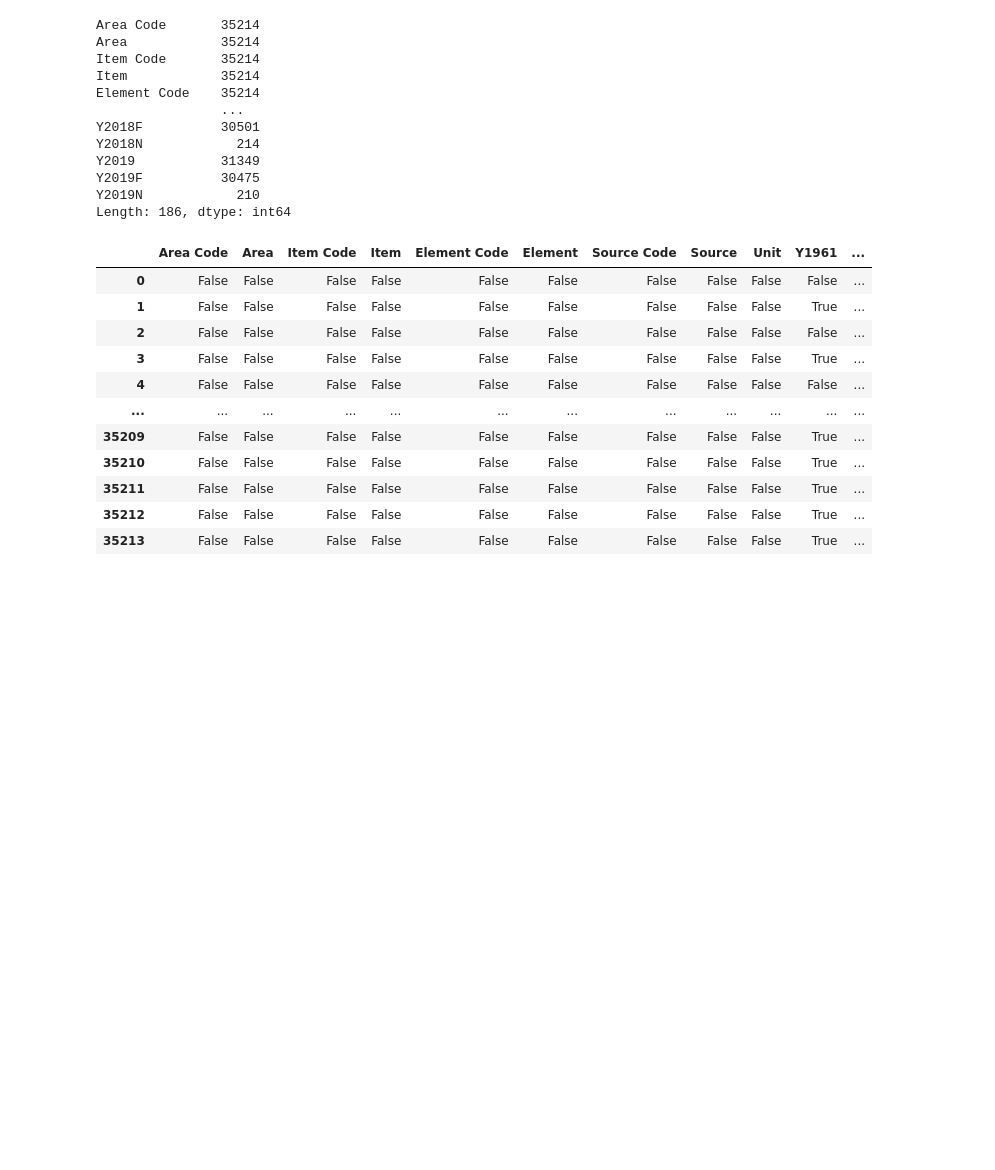
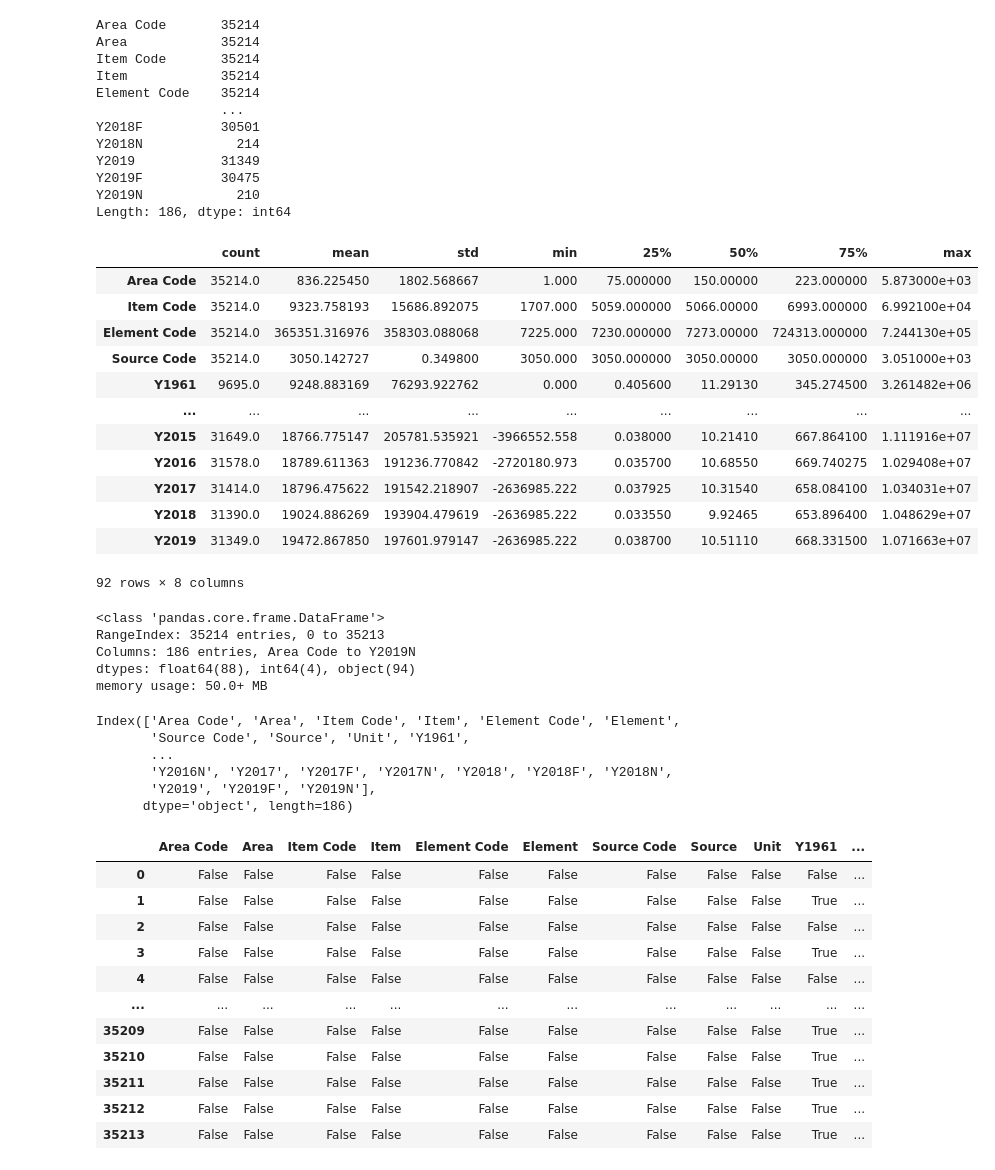
Before and after one commit to bireshk/DataAnalyticsProject, a Jupyter notebook: Emission_Data_ETL_Final.ipynb, the cells around one changed output. Cells and saved outputs as stored; diff of their text form; code cells hidden in the pictures; blank space fills up the shorter version.

```diff
--- a/Emission_Data_ETL_Final.ipynb
+++ b/Emission_Data_ETL_Final.ipynb
@@ -66,6 +66,40 @@ Y2019           31349
 Y2019F          30475
 Y2019N            210
 Length: 186, dtype: int64
+# %%
+# Finding Mean,Std,Min,Max etc.
+emissions_data_df.describe().T
+# %% [output]
+|  | count | mean | std | min | 25% | 50% | 75% | max |
+| Area Code | 35214.0 | 836.225450 | 1802.568667 | 1.000 | 75.000000 | 150.00000 | 223.000000 | 5.873000e+03 |
+| Item Code | 35214.0 | 9323.758193 | 15686.892075 | 1707.000 | 5059.000000 | 5066.00000 | 6993.000000 | 6.992100e+04 |
+| Element Code | 35214.0 | 365351.316976 | 358303.088068 | 7225.000 | 7230.000000 | 7273.00000 | 724313.000000 | 7.244130e+05 |
+| Source Code | 35214.0 | 3050.142727 | 0.349800 | 3050.000 | 3050.000000 | 3050.00000 | 3050.000000 | 3.051000e+03 |
+| Y1961 | 9695.0 | 9248.883169 | 76293.922762 | 0.000 | 0.405600 | 11.29130 | 345.274500 | 3.261482e+06 |
+| ... | ... | ... | ... | ... | ... | ... | ... | ... |
+| Y2015 | 31649.0 | 18766.775147 | 205781.535921 | -3966552.558 | 0.038000 | 10.21410 | 667.864100 | 1.111916e+07 |
+| Y2016 | 31578.0 | 18789.611363 | 191236.770842 | -2720180.973 | 0.035700 | 10.68550 | 669.740275 | 1.029408e+07 |
+| Y2017 | 31414.0 | 18796.475622 | 191542.218907 | -2636985.222 | 0.037925 | 10.31540 | 658.084100 | 1.034031e+07 |
+| Y2018 | 31390.0 | 19024.886269 | 193904.479619 | -2636985.222 | 0.033550 | 9.92465 | 653.896400 | 1.048629e+07 |
+| Y2019 | 31349.0 | 19472.867850 | 197601.979147 | -2636985.222 | 0.038700 | 10.51110 | 668.331500 | 1.071663e+07 |
+92 rows × 8 columns
+# %%
+emissions_data_df.info()
+# %% [output]
+<class 'pandas.core.frame.DataFrame'>
+RangeIndex: 35214 entries, 0 to 35213
+Columns: 186 entries, Area Code to Y2019N
+dtypes: float64(88), int64(4), object(94)
+memory usage: 50.0+ MB
+# %%
+emissions_data_df.columns
+# %% [output]
+Index(['Area Code', 'Area', 'Item Code', 'Item', 'Element Code', 'Element',
+       'Source Code', 'Source', 'Unit', 'Y1961',
+       ...
+       'Y2016N', 'Y2017', 'Y2017F', 'Y2017N', 'Y2018', 'Y2018F', 'Y2018N',
+       'Y2019', 'Y2019F', 'Y2019N'],
+      dtype='object', length=186)
 # %%
 #checking for null values
 emissions_data_df.isnull()
```
Also changed, not shown: parts of 3 cells of this notebook.
